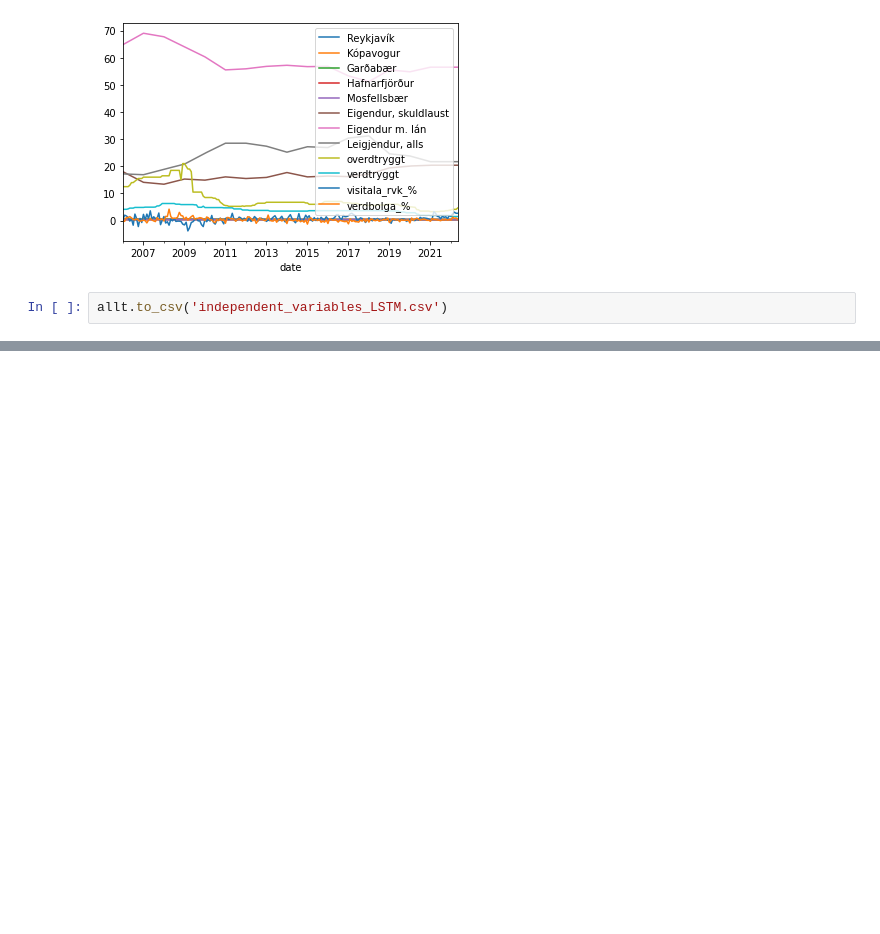
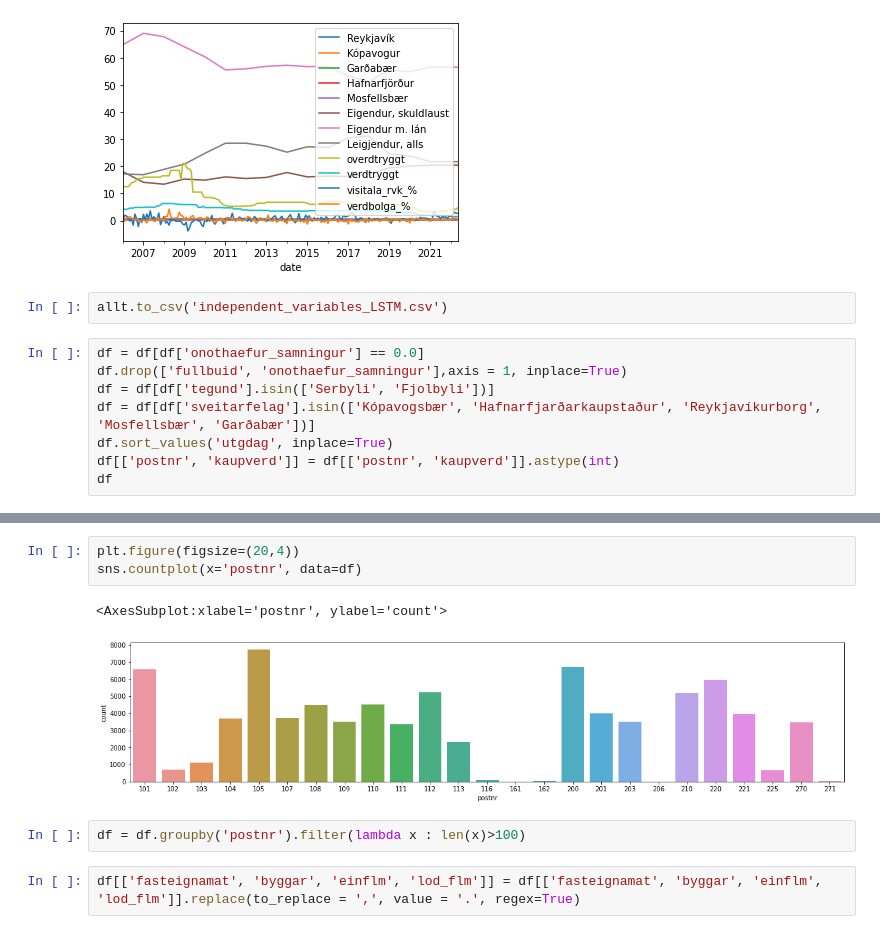
Before and after one commit to hallik95/kaupskra, a Jupyter notebook: LSTM/ultimate_preprocessing_LSTM.ipynb, the cells around one changed output, grey strips where cells are left out. Saved outputs shown, nothing was run; the diff lists cells and outputs as text; blank space fills up the shorter version.

```diff
--- a/LSTM/ultimate_preprocessing_LSTM.ipynb
+++ b/LSTM/ultimate_preprocessing_LSTM.ipynb
@@ -128,3 +112,11 @@ allt.plot()
 [figure]
 # %%
 allt.to_csv('independent_variables_LSTM.csv')
+# %%
+df = df[df['onothaefur_samningur'] == 0.0]
+df.drop(['fullbuid', 'onothaefur_samningur'],axis = 1, inplace=True)
+df = df[df['tegund'].isin(['Serbyli', 'Fjolbyli'])]
+df = df[df['sveitarfelag'].isin(['Kópavogsbær', 'Hafnarfjarðarkaupstaður', 'Reykjavíkurborg', 'Mosfellsbær', 'Garðabær'])]
+df.sort_values('utgdag', inplace=True)
+df[['postnr', 'kaupverd']] = df[['postnr', 'kaupverd']].astype(int)
+df
@@ -130,0 +137,10 @@ allt.to_csv('independent_variables_LSTM.csv')
+# %%
+plt.figure(figsize=(20,4))
+sns.countplot(x='postnr', data=df)
+# %% [output]
+<AxesSubplot:xlabel='postnr', ylabel='count'>
+[figure, added]
+# %%
+df = df.groupby('postnr').filter(lambda x : len(x)>100)
+# %%
+df[['fasteignamat', 'byggar', 'einflm', 'lod_flm']] = df[['fasteignamat', 'byggar', 'einflm', 'lod_flm']].replace(to_replace = ',', value = '.', regex=True)
```
Also changed, not shown: parts of 32 cells of this notebook, 6 other files.
